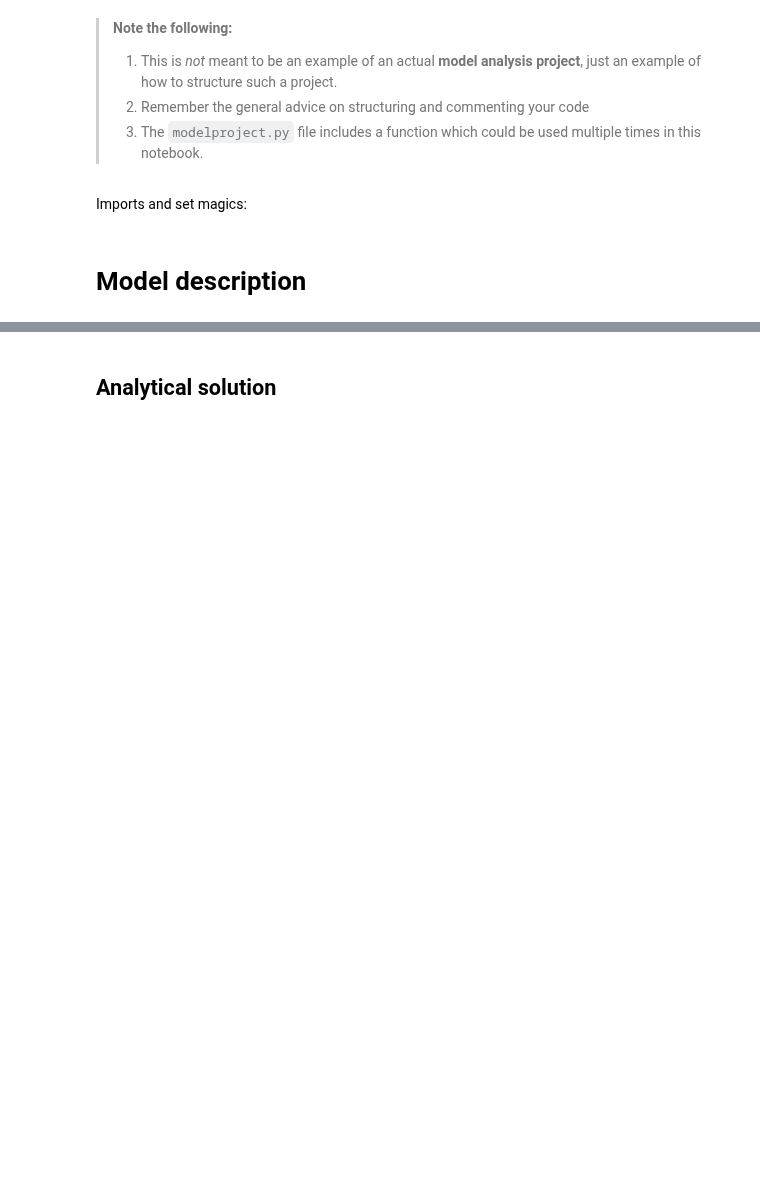
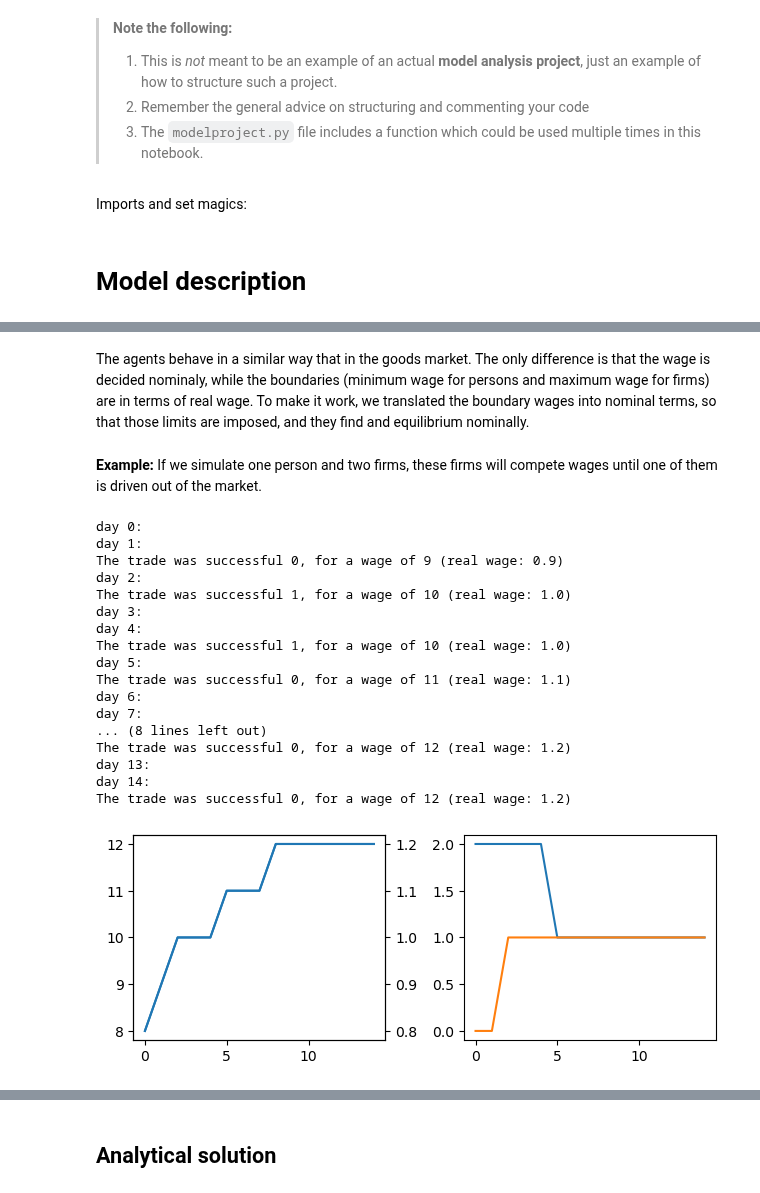
Before and after one commit to NumEconCopenhagen/projects-2023-the-best-duo, a Jupyter notebook: modelproject/modelproject.ipynb, the cells around one changed output, grey strips where cells are left out. Cells and saved outputs as stored; diff of their text form; code cells hidden in the pictures; blank space fills up the shorter version.

Commit message:
OMG LOOK AT THOSE CURRRVES

```diff
--- a/modelproject/modelproject.ipynb
+++ b/modelproject/modelproject.ipynb
@@ -29,0 +106,43 @@ Make sure you explain well the purpose of the model and comment so that other st
+# %% [markdown]
+The agents behave in a similar way that in the goods market. The only difference is that the wage is decided nominaly, while the boundaries (minimum wage for persons and maximum wage for firms) are in terms of real wage. To make it work, we translated the boundary wages into nominal terms, so that those limits are imposed, and they find and equilibrium nominally.
+# %% [markdown]
+**Example:** If we simulate one person and two firms, these firms will compete wages until one of them is driven out of the market.
+# %%
+rw_dem_func = lambda x: 1.5 - 0.2 * x
+rw_sup_func = lambda x: 0.8
+n_days = 15
+initial_w = 8
+initial_p = 10
+
+wage, demand, supply = economy_simulation(rw_dem_func=rw_dem_func,rw_sup_func=rw_sup_func,initial_p=initial_p,initial_w=initial_w,n_days=n_days,n_agents=1,n_firms=2,only_labor=True).simulation()
+rw = [w/initial_p for w in wage]
+fig = plt.figure()
+
+ax1 = fig.add_subplot(2,2,1)
+ax1.plot(range(n_days),wage)
+ax2 = fig.add_subplot(2,2,2)
+ax2.plot(range(n_days),demand)
+ax2.plot(range(n_days),supply)
+ax3 = ax1.twinx()
+ax3.plot(range(n_days),rw)
+plt.tight_layout()
+plt.show()
+# %% [output]
+day 0:
+day 1:
+The trade was successful 0, for a wage of 9 (real wage: 0.9)
+day 2:
+The trade was successful 1, for a wage of 10 (real wage: 1.0)
+day 3:
+day 4:
+The trade was successful 1, for a wage of 10 (real wage: 1.0)
+day 5:
+The trade was successful 0, for a wage of 11 (real wage: 1.1)
+day 6:
+day 7:
+... (8 lines left out)
+The trade was successful 0, for a wage of 12 (real wage: 1.2)
+day 13:
+day 14:
+The trade was successful 0, for a wage of 12 (real wage: 1.2)
+[figure, added]
```
Also changed, not shown: parts of 26 cells of this notebook, 2 other files.
